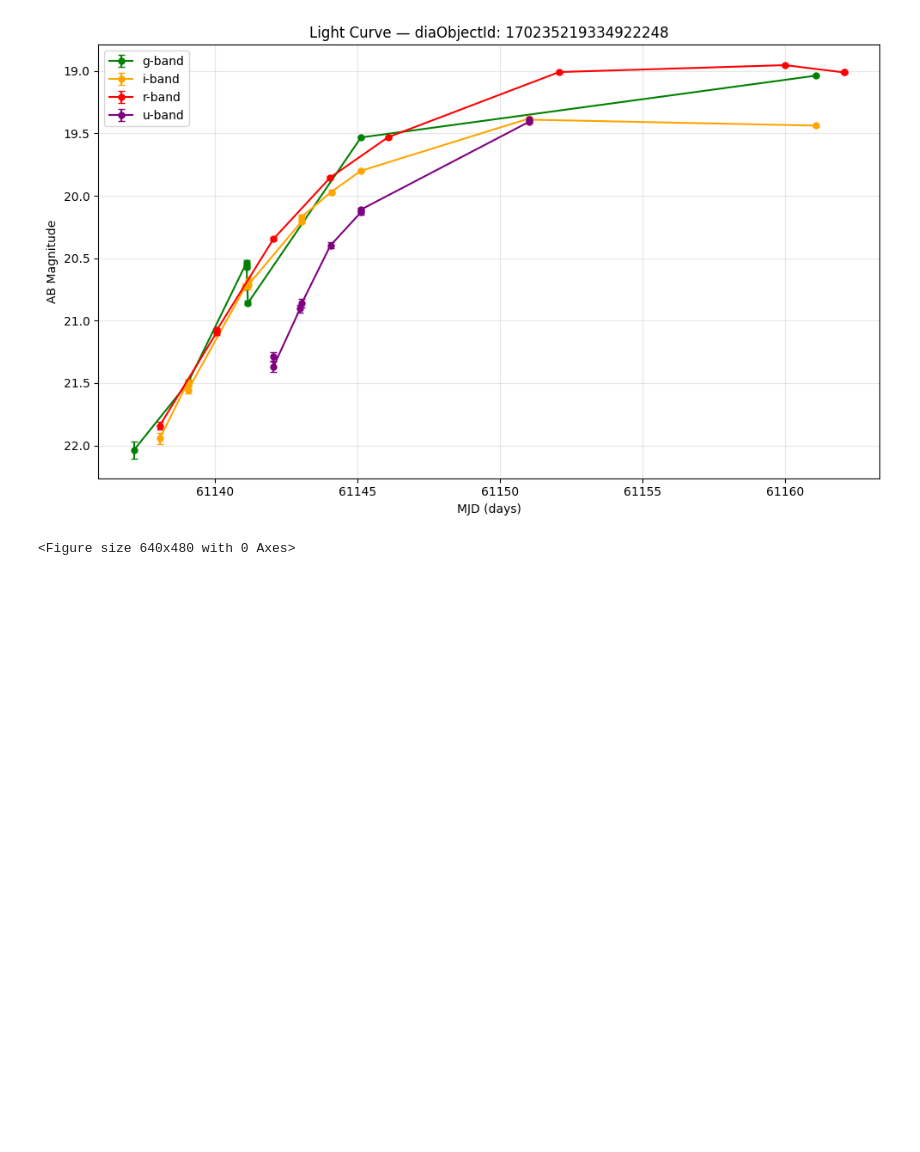
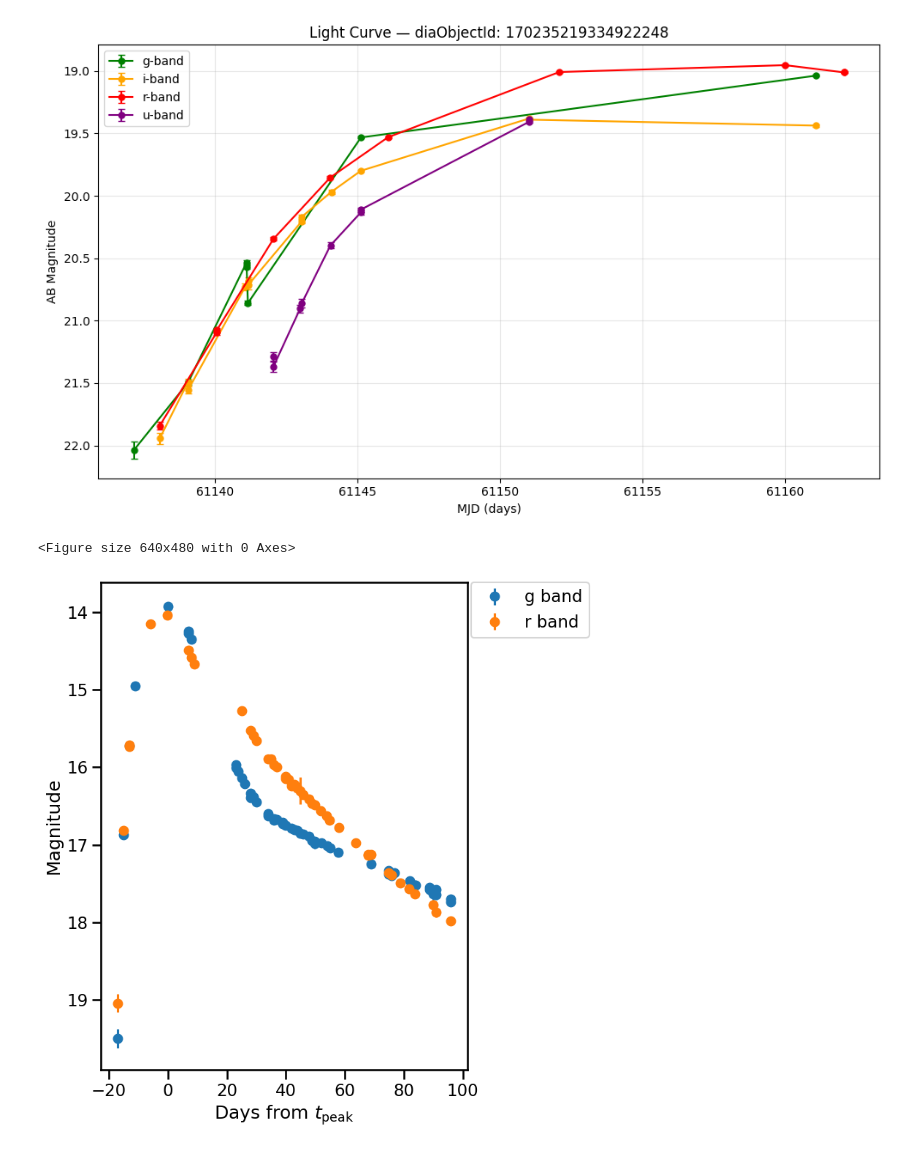
Before and after one commit to Webd0g/Honours_Project, a Jupyter notebook: src/read_parquet_files_plotter.ipynb, the cells around one changed output. Cells and saved outputs as stored; diff of their text form; code cells hidden in the pictures; blank space fills up the shorter version.

```diff
--- a/src/read_parquet_files_plotter.ipynb
+++ b/src/read_parquet_files_plotter.ipynb
@@ -78,3 +135,52 @@ plot_lightcurve(df, OBJECT_ID)
 # %% [output]
 [figure]
 <Figure size 640x480 with 0 Axes>
+# %%
+# ZTF good SNe Ia plotter for example plot of what a good supernova light curve looks like.
+
+import io
+import requests
+import pandas as pd
+import matplotlib.pyplot as plt
+import seaborn as sns
+
+sns.set_context("talk")
+
+r = requests.post(
+    "https://api.ztf.fink-portal.org/api/v1/objects",
+    json={"objectId": "ZTF26aabbzvl", "withupperlim": "True"},
+)
+
+pdf = pd.read_json(io.BytesIO(r.content))
+
+colordic = {1: "C0", 2: "C1"}
+namedic = {1: "g", 2: "r"}
+
+# Find t_peak: MJD of the brightest (lowest magpsf) valid detection across g and r
+mask_valid = pdf["d:tag"] == "valid"
+t_peak = pdf[mask_valid].loc[pdf[mask_valid]["i:magpsf"].idxmin(), "i:jd"] - 2400000.5
+
+fig, ax = plt.subplots(figsize=(8, 8))
+
+for filt in [1, 2]:
+    mask_filt = pdf["i:fid"] == filt
+
+    det = pdf[mask_valid & mask_filt]
+    ax.errorbar(
+        det["i:jd"].apply(lambda x: x - 2400000.5) - t_peak,
+        det["i:magpsf"],
+        det["i:sigmapsf"],
+        ls="",
+        marker="o",
+        color=colordic[filt],
+        label=f"{namedic[filt]} band",
+    )
+
+ax.invert_yaxis()
+ax.set_xlabel(r"Days from $t_{\mathrm{peak}}$")
+ax.set_ylabel("Magnitude")
+ax.legend(bbox_to_anchor=(1.01, 1), loc="upper left", borderaxespad=0)
+fig.tight_layout()
+plt.show()
+# %% [output]
+[figure, added]
```
Also changed, not shown: parts of 2 cells of this notebook, 14 other files.
